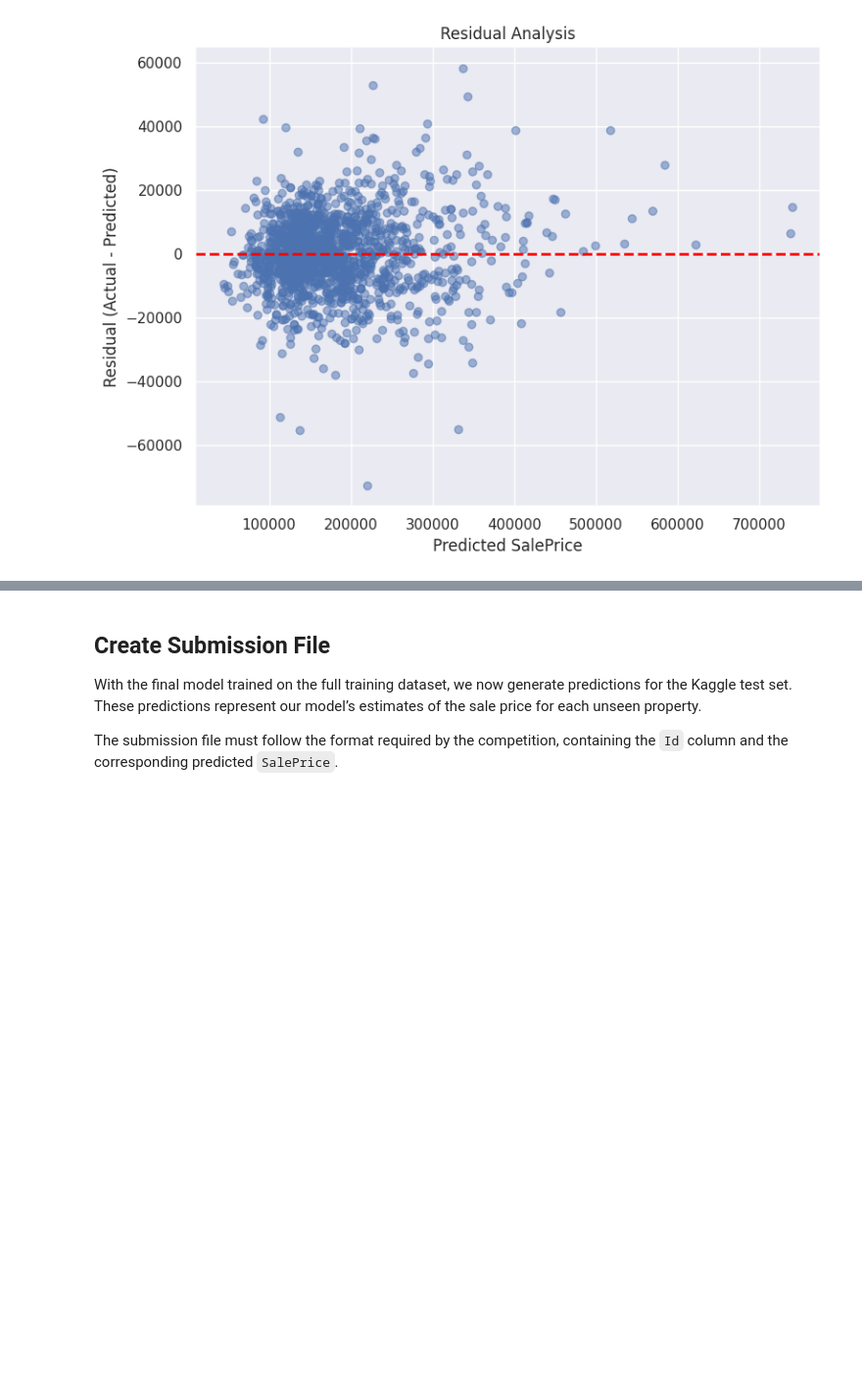
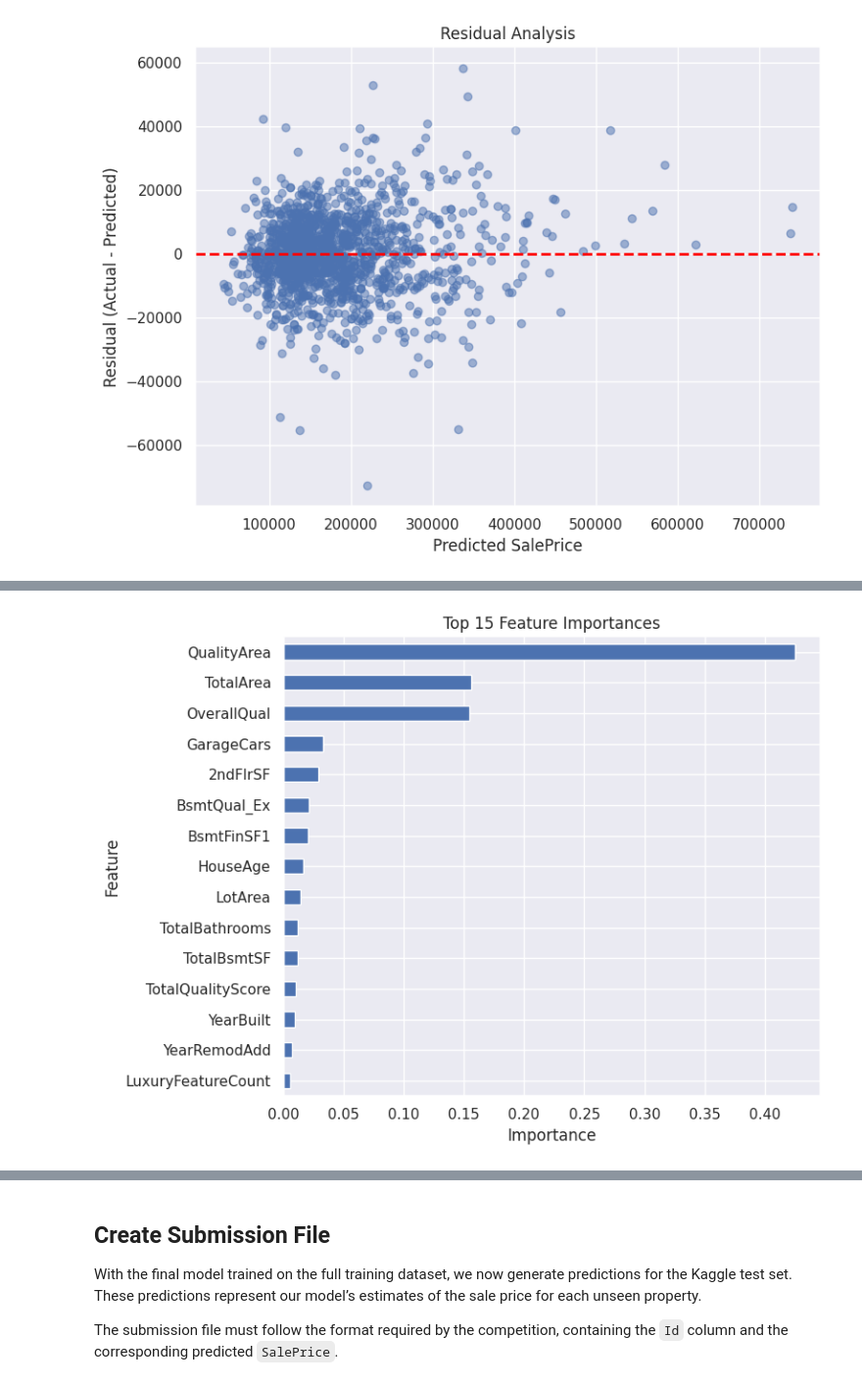
Before and after one commit to ianlopezdiaz/kaggle-house-prices, a Jupyter notebook: 03_modeling.ipynb, the cells around one changed output, grey strips where cells are left out. Shown at 98% size. Saved outputs shown, nothing was run; the diff lists cells and outputs as text; code cells hidden in the pictures; blank space fills up the shorter version.

```diff
--- a/03_modeling.ipynb
+++ b/03_modeling.ipynb
@@ -590,0 +616,24 @@ plt.show()
+# %%
+feature_importance = pd.Series(
+    best_model.feature_importances_,
+    index=X_train.columns
+)
+
+feature_importance = feature_importance.sort_values(
+    ascending=False
+)
+
+plt.figure(figsize=(8, 6))
+
+feature_importance.head(15).sort_values().plot(
+    kind="barh"
+)
+
+plt.xlabel("Importance")
+plt.ylabel("Feature")
+plt.title("Top 15 Feature Importances")
+
+plt.tight_layout()
+plt.show()
+# %% [output]
+[figure, added]
```
Also changed, not shown: parts of 3 cells of this notebook, 8 other files.
